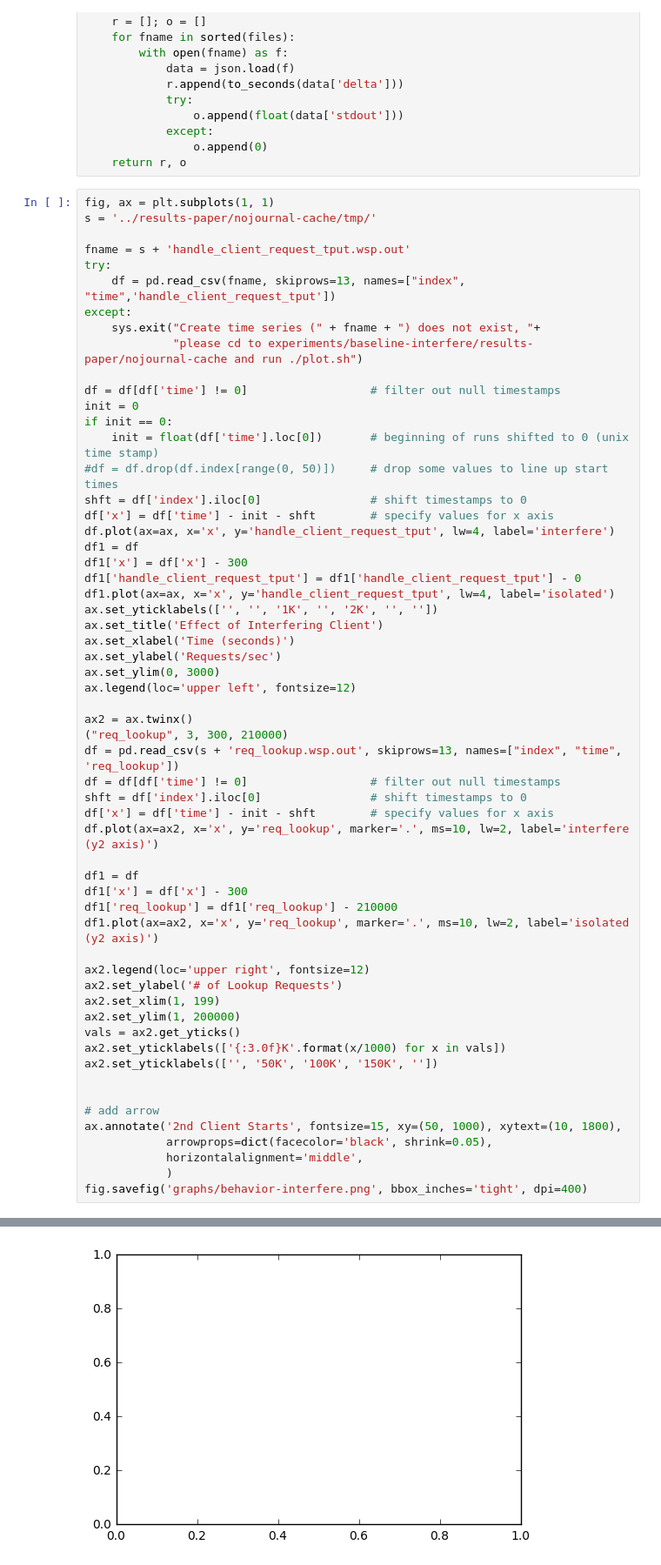
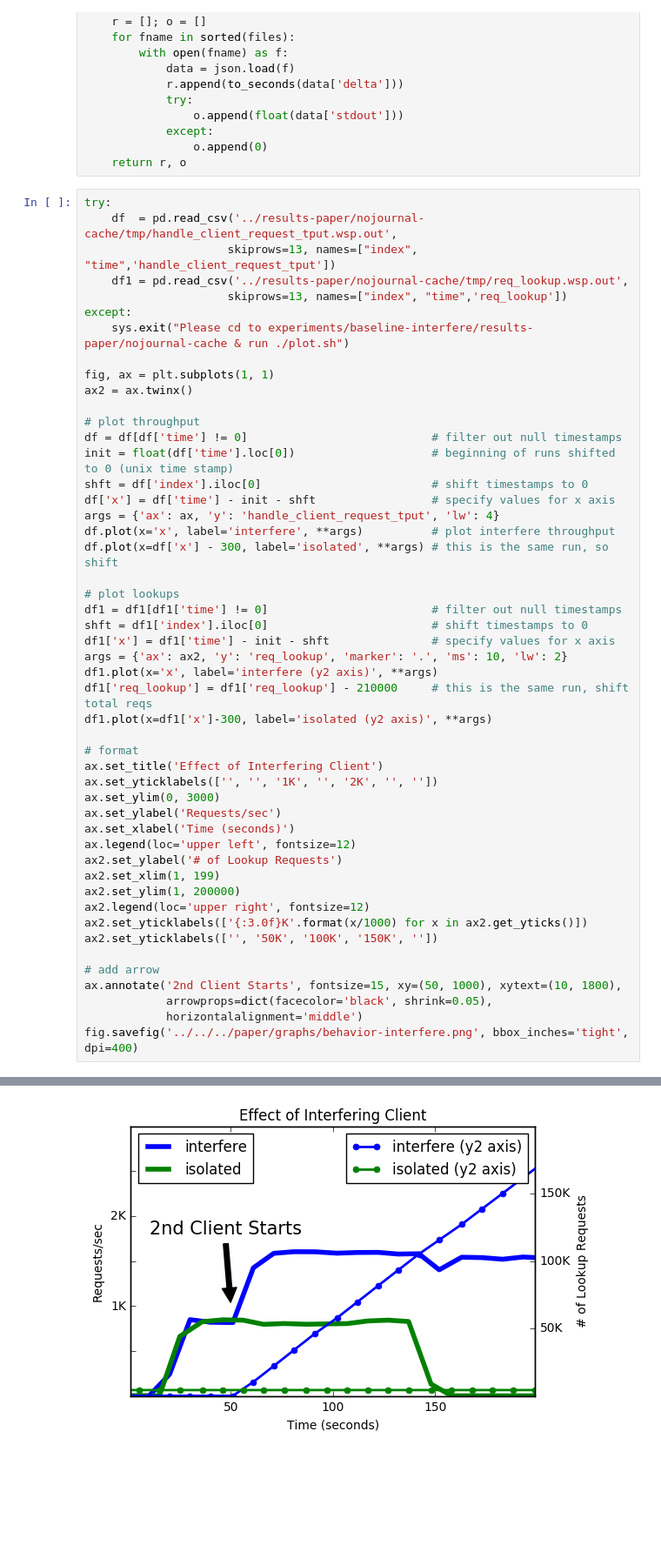
Before and after one commit to michaelsevilla/cudele-popper, a Jupyter notebook: experiments/baseline-interfere/visualize/viz.ipynb, the cells around one changed output, grey strips where cells are left out. Shown at 87% size. Saved outputs shown, nothing was run; the diff lists cells and outputs as text; blank space fills up the shorter version.

Commit message:
benchmark: popperize compile/interfere, rerun compile (#38, #27)
Signed-off-by: Michael Sevilla <mikesevilla3@gmail.com>

```diff
--- a/experiments/baseline-interfere/visualize/viz.ipynb
+++ b/experiments/baseline-interfere/visualize/viz.ipynb
@@ -39,61 +39,52 @@ def parse_delta(files):
                 o.append(0)
     return r, o
 # %%
+try:
+    df  = pd.read_csv('../results-paper/nojournal-cache/tmp/handle_client_request_tput.wsp.out',
+                     skiprows=13, names=["index", "time",'handle_client_request_tput'])
+    df1 = pd.read_csv('../results-paper/nojournal-cache/tmp/req_lookup.wsp.out',
+                     skiprows=13, names=["index", "time",'req_lookup'])
+except:
+    sys.exit("Please cd to experiments/baseline-interfere/results-paper/nojournal-cache & run ./plot.sh")
+
 fig, ax = plt.subplots(1, 1)
-s = '../results-paper/nojournal-cache/tmp/'
+ax2 = ax.twinx()
 
-fname = s + 'handle_client_request_tput.wsp.out'
-try:
-    df = pd.read_csv(fname, skiprows=13, names=["index", "time",'handle_client_request_tput'])
-except:
-    sys.exit("Create time series (" + fname + ") does not exist, "+
-             "please cd to experiments/baseline-interfere/results-paper/nojournal-cache and run ./plot.sh")
+# plot throughput
+df = df[df['time'] != 0]                           # filter out null timestamps
+init = float(df['time'].loc[0])                    # beginning of runs shifted to 0 (unix time stamp)
+shft = df['index'].iloc[0]                         # shift timestamps to 0
+df['x'] = df['time'] - init - shft                 # specify values for x axis
+args = {'ax': ax, 'y': 'handle_client_request_tput', 'lw': 4}
+df.plot(x='x', label='interfere', **args)          # plot interfere throughput
+df.plot(x=df['x'] - 300, label='isolated', **args) # this is the same run, so shift
 
-df = df[df['time'] != 0]                  # filter out null timestamps
-init = 0
-if init == 0:
-    init = float(df['time'].loc[0])       # beginning of runs shifted to 0 (unix time stamp)
-#df = df.drop(df.index[range(0, 50)])     # drop some values to line up start times
-shft = df['index'].iloc[0]                # shift timestamps to 0
-df['x'] = df['time'] - init - shft        # specify values for x axis
-df.plot(ax=ax, x='x', y='handle_client_request_tput', lw=4, label='interfere')
-df1 = df
-df1['x'] = df['x'] - 300
-df1['handle_client_request_tput'] = df1['handle_client_request_tput'] - 0
-df1.plot(ax=ax, x='x', y='handle_client_request_tput', lw=4, label='isolated')
+# plot lookups
+df1 = df1[df1['time'] != 0]                        # filter out null timestamps
+shft = df1['index'].iloc[0]                        # shift timestamps to 0
+df1['x'] = df1['time'] - init - shft               # specify values for x axis
+args = {'ax': ax2, 'y': 'req_lookup', 'marker': '.', 'ms': 10, 'lw': 2}
+df1.plot(x='x', label='interfere (y2 axis)', **args)
+df1['req_lookup'] = df1['req_lookup'] - 210000     # this is the same run, shift total reqs
+df1.plot(x=df1['x']-300, label='isolated (y2 axis)', **args)
+
+# format
+ax.set_title('Effect of Interfering Client')
 ax.set_yticklabels(['', '', '1K', '', '2K', '', ''])
-ax.set_title('Effect of Interfering Client')
+ax.set_ylim(0, 3000)
+ax.set_ylabel('Requests/sec')
 ax.set_xlabel('Time (seconds)')
-ax.set_ylabel('Requests/sec')
-ax.set_ylim(0, 3000)
 ax.legend(loc='upper left', fontsize=12)
-
-ax2 = ax.twinx()
-("req_lookup", 3, 300, 210000)
-df = pd.read_csv(s + 'req_lookup.wsp.out', skiprows=13, names=["index", "time", 'req_lookup'])
-df = df[df['time'] != 0]                  # filter out null timestamps
-shft = df['index'].iloc[0]                # shift timestamps to 0
-df['x'] = df['time'] - init - shft        # specify values for x axis
-df.plot(ax=ax2, x='x', y='req_lookup', marker='.', ms=10, lw=2, label='interfere (y2 axis)')
-
-df1 = df
-df1['x'] = df['x'] - 300
-df1['req_lookup'] = df1['req_lookup'] - 210000
-df1.plot(ax=ax2, x='x', y='req_lookup', marker='.', ms=10, lw=2, label='isolated (y2 axis)')
-
-ax2.legend(loc='upper right', fontsize=12)
 ax2.set_ylabel('# of Lookup Requests')
 ax2.set_xlim(1, 199)
 ax2.set_ylim(1, 200000)
-vals = ax2.get_yticks()
-ax2.set_yticklabels(['{:3.0f}K'.format(x/1000) for x in vals])
+ax2.legend(loc='upper right', fontsize=12)
+ax2.set_yticklabels(['{:3.0f}K'.format(x/1000) for x in ax2.get_yticks()])
 ax2.set_yticklabels(['', '50K', '100K', '150K', ''])
-
 
 # add arrow
 ax.annotate('2nd Client Starts', fontsize=15, xy=(50, 1000), xytext=(10, 1800),
             arrowprops=dict(facecolor='black', shrink=0.05),
-            horizontalalignment='middle',
-            )
-fig.savefig('graphs/behavior-interfere.png', bbox_inches='tight', dpi=400)
+            horizontalalignment='middle')
+fig.savefig('../../../paper/graphs/behavior-interfere.png', bbox_inches='tight', dpi=400)
 # %% [output]
@@ -102 +91 @@ To exit: use 'exit', 'quit', or Ctrl-D.
-[figure, old version]
+[figure, new version]
```
Also changed, not shown: parts of 3 cells of this notebook, 11 other files.
